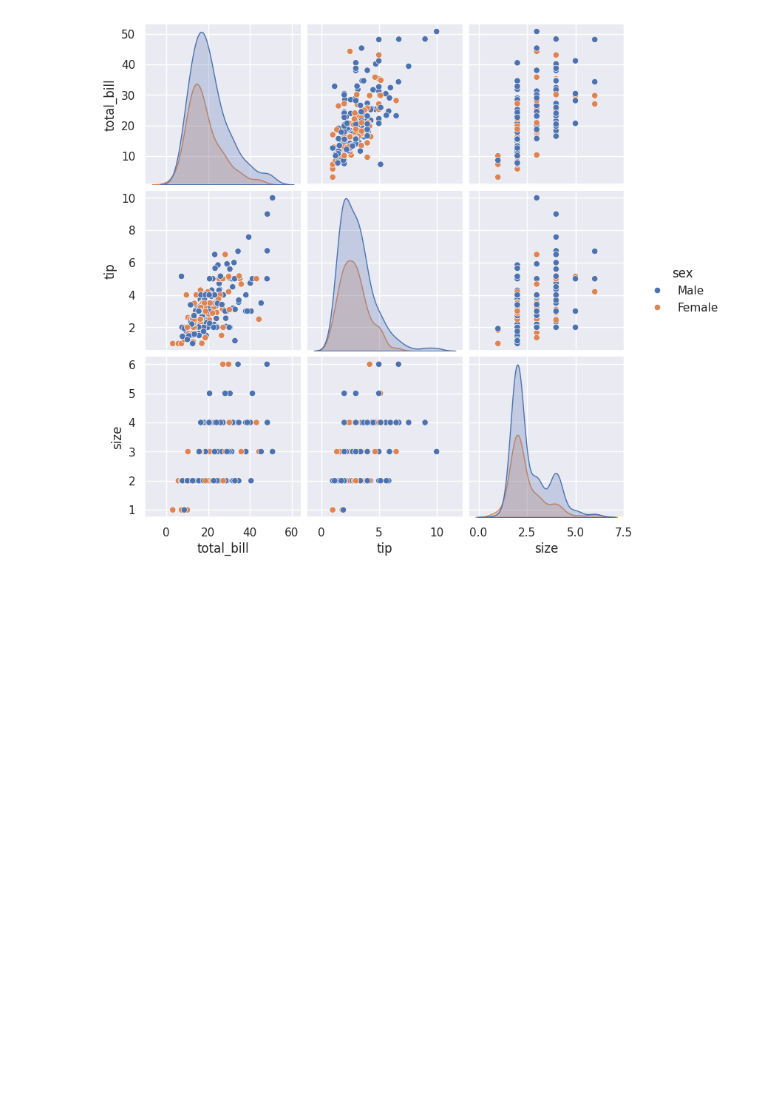
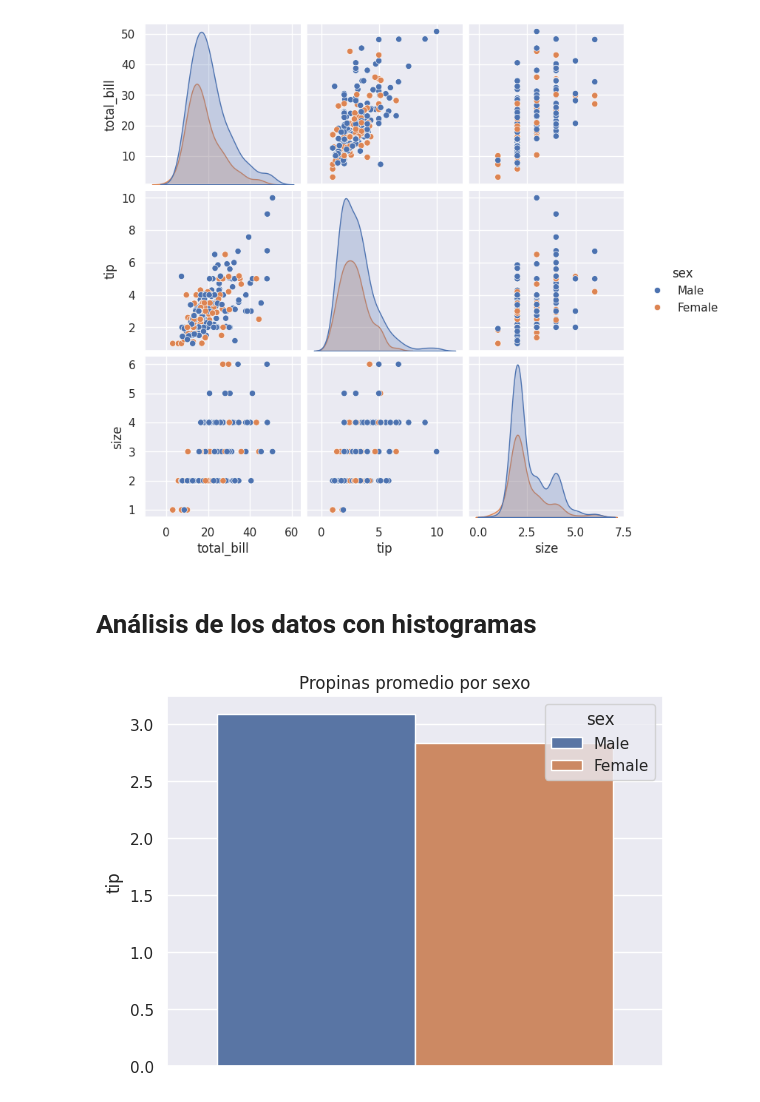
Before and after one commit to ETorresSacha/Prediccion-RULL, a Jupyter notebook: Analisis_exploratorio_de_datos.ipynb, the cells around one changed output. Cells and saved outputs as stored; diff of their text form; code cells hidden in the pictures; blank space fills up the shorter version.

```diff
--- a/Analisis_exploratorio_de_datos.ipynb
+++ b/Analisis_exploratorio_de_datos.ipynb
@@ -97,3 +98,14 @@ sns.pairplot(data=df, hue="sex",)
 plt.show()
 # %% [output]
 [figure]
+# %% [markdown]
+# Análisis de los datos con histogramas
+# %%
+# Gráfico de barras de propinas promedio por sexo
+sns.barplot(data=df, y="tip", hue ="sex",errorbar=None)
+plt.title("Propinas promedio por sexo")
+plt.show()
+
+# Los hombres dan mas propinas que los hombres
+# %% [output]
+[figure, added]
```
Also changed, not shown: parts of 14 cells of this notebook.
